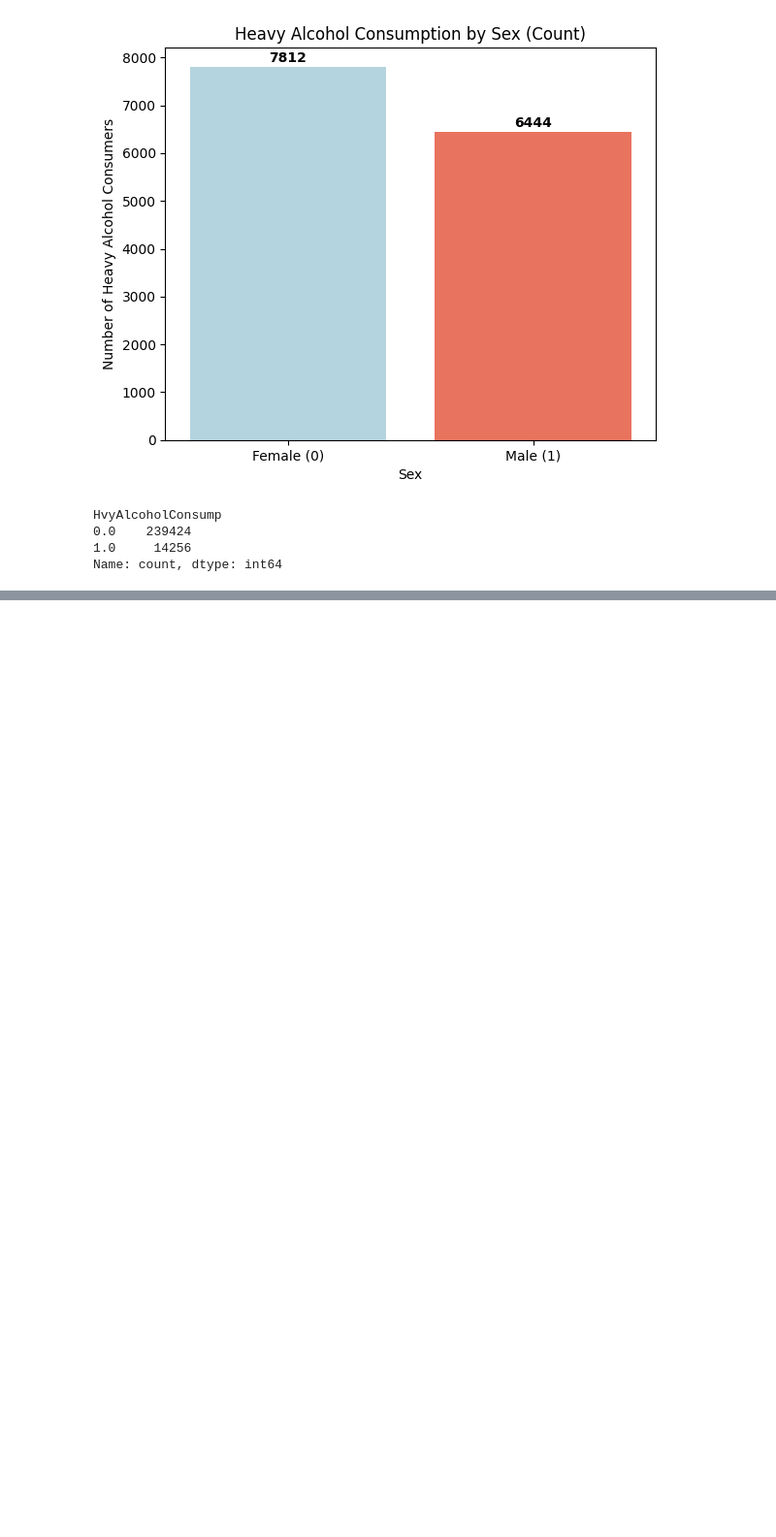
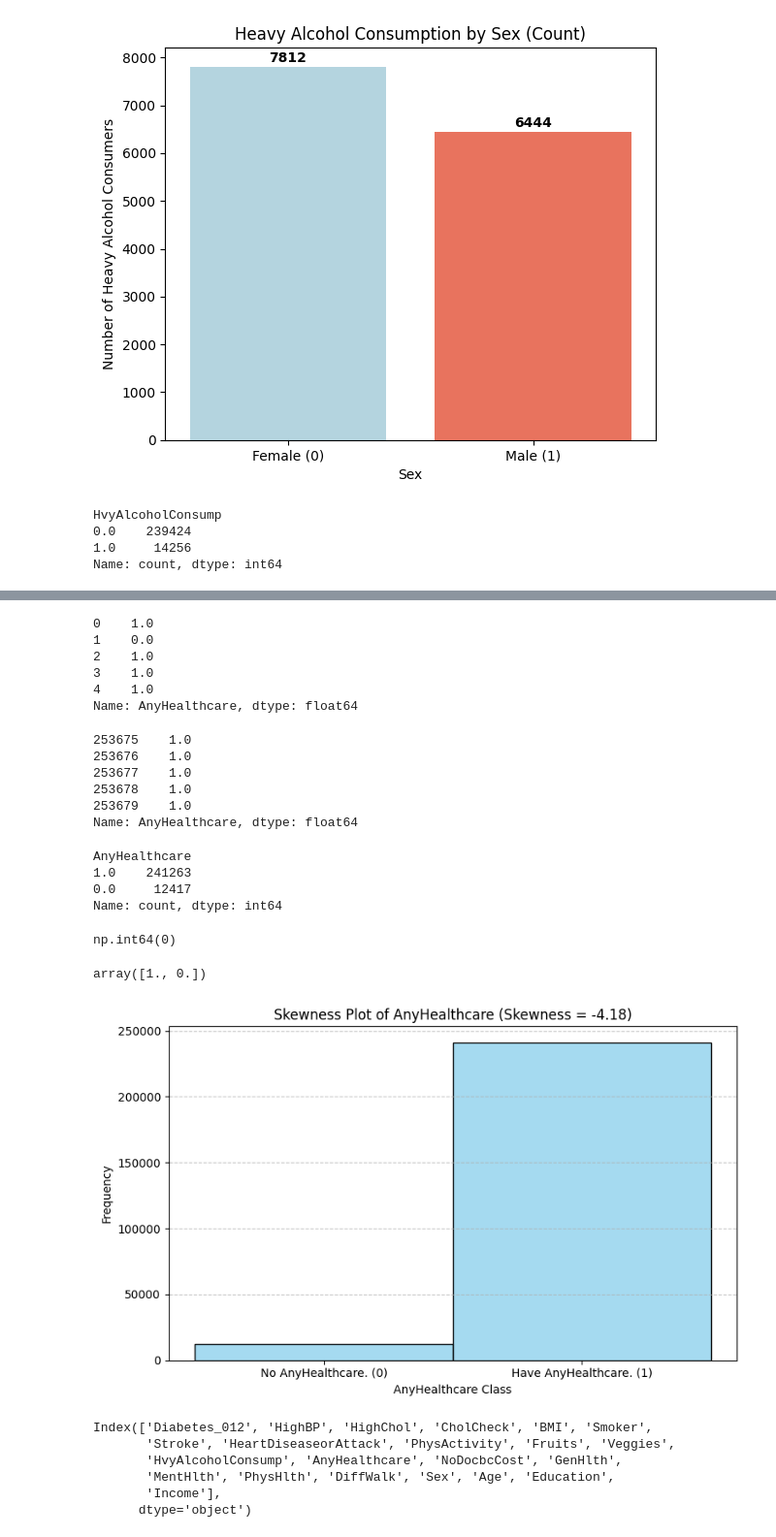
Before and after one commit to mrablfz05/diabetes-prediction, a Jupyter notebook: diabetes_prediction.ipynb, the cells around one changed output, grey strips where cells are left out. Shown at 97% size. Cells and saved outputs as stored; diff of their text form; code cells hidden in the pictures; blank space fills up the shorter version.

Commit message:
EDA: get eda on AnyHealthcare

```diff
--- a/diabetes_prediction.ipynb
+++ b/diabetes_prediction.ipynb
@@ -1238,0 +1259,58 @@ Name: count, dtype: int64
+# %%
+AnyHealthcare = diabetes["AnyHealthcare"]
+AnyHealthcare.head()
+# %% [output]
+0    1.0
+1    0.0
+2    1.0
+3    1.0
+4    1.0
+Name: AnyHealthcare, dtype: float64
+# %%
+AnyHealthcare.tail()
+# %% [output]
+253675    1.0
+253676    1.0
+253677    1.0
+253678    1.0
+253679    1.0
+Name: AnyHealthcare, dtype: float64
+# %%
+AnyHealthcare.value_counts()
+# %% [output]
+AnyHealthcare
+1.0    241263
+0.0     12417
+Name: count, dtype: int64
+# %%
+AnyHealthcare.isnull().sum()
+# %% [output]
+np.int64(0)
+# %%
+AnyHealthcare.unique()
+# %% [output]
+array([1., 0.])
+# %%
+AnyHealthcare_skew = skew(AnyHealthcare)
+
+plt.figure(figsize=(8, 5))
+sns.histplot(AnyHealthcare, kde=False, bins=3, discrete=True, color="skyblue", edgecolor="black")
+
+plt.title(f"Skewness Plot of AnyHealthcare (Skewness = {AnyHealthcare_skew:.2f})")
+plt.xlabel("AnyHealthcare Class")
+plt.ylabel("Frequency")
+plt.xticks([0, 1], ["No AnyHealthcare. (0)", "Have AnyHealthcare. (1)"])
+plt.grid(axis='y', linestyle='--', alpha=0.7)
+plt.tight_layout()
+plt.show()
+# %% [output]
+[figure, added]
+# %%
+diabetes.columns
+# %% [output]
+Index(['Diabetes_012', 'HighBP', 'HighChol', 'CholCheck', 'BMI', 'Smoker',
+       'Stroke', 'HeartDiseaseorAttack', 'PhysActivity', 'Fruits', 'Veggies',
+       'HvyAlcoholConsump', 'AnyHealthcare', 'NoDocbcCost', 'GenHlth',
+       'MentHlth', 'PhysHlth', 'DiffWalk', 'Sex', 'Age', 'Education',
+       'Income'],
+      dtype='object')
```
Also changed, not shown: parts of 4 cells of this notebook.
